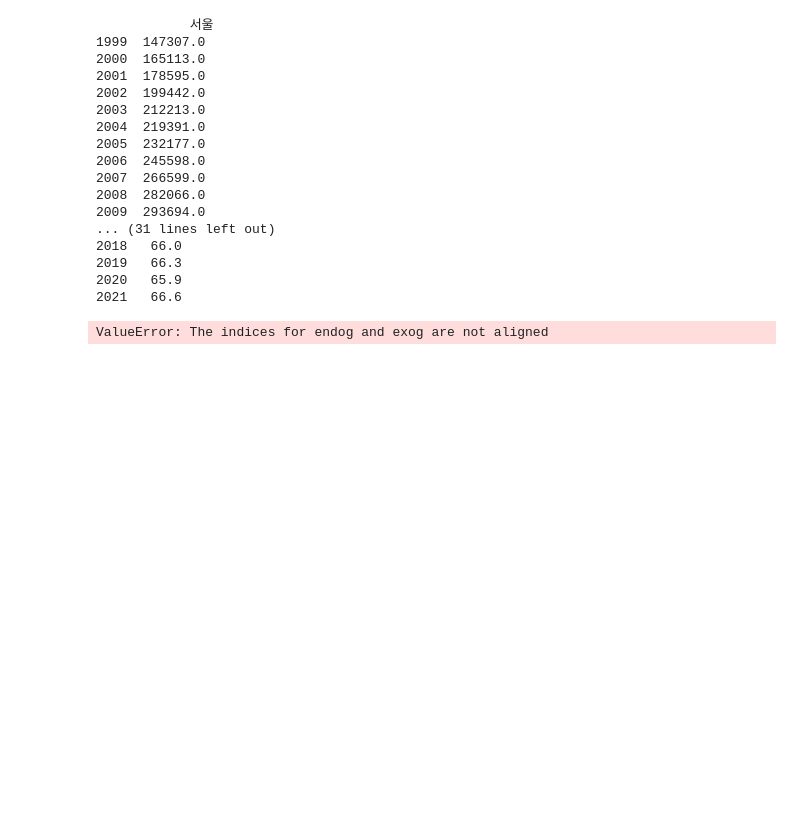
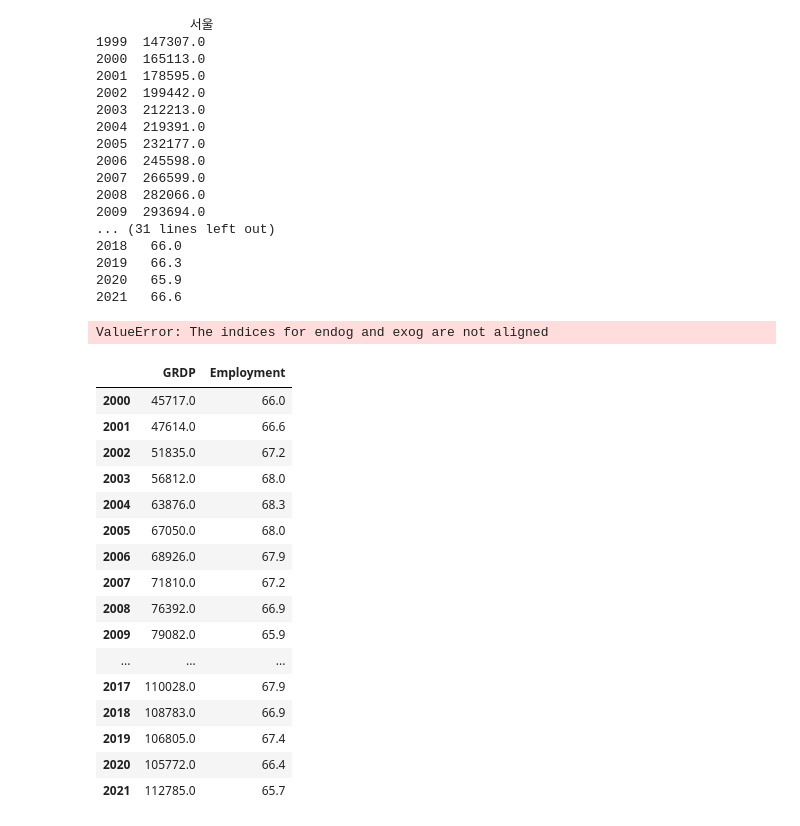
Before and after one commit to hhjj0506/Stat_Project_2023, a Jupyter notebook: project.ipynb, the cells around one changed output. Cells and saved outputs as stored; diff of their text form; code cells hidden in the pictures; blank space fills up the shorter version.

```diff
--- a/project.ipynb
+++ b/project.ipynb
@@ -243,3 +249,41 @@ mean_y = data[p_col].mean()
+# %%
+'''
+단순 회귀분석
+일단 전체만 해본다
+'''
+df1 = df1.replace(',','',regex=True)
+c = df1.select_dtypes(object).columns
+df1[c] = df1[c].apply(pd.to_numeric,errors='coerce')
+
+total1 = df1.iloc[15:16,14:] # GRDP
+total2 = df2.iloc[15:16,:22] # 고용률
+total1 = total1.T
+total2 = total2.T
+
+data = pd.concat([total1, total2], axis=1, join='inner')
+data.columns = ['GRDP', 'Employment']
+
+mean_x = data[s_col].mean()
+mean_y = data[p_col].mean()
+data
+# %% [output]
+|  | GRDP | Employment |
+| 2000 | 45717.0 | 66.0 |
+| 2001 | 47614.0 | 66.6 |
+| 2002 | 51835.0 | 67.2 |
+| 2003 | 56812.0 | 68.0 |
+| 2004 | 63876.0 | 68.3 |
+| 2005 | 67050.0 | 68.0 |
+| 2006 | 68926.0 | 67.9 |
+| 2007 | 71810.0 | 67.2 |
+| 2008 | 76392.0 | 66.9 |
+| 2009 | 79082.0 | 65.9 |
+| ... | ... | ... |
+| 2017 | 110028.0 | 67.9 |
+| 2018 | 108783.0 | 66.9 |
+| 2019 | 106805.0 | 67.4 |
+| 2020 | 105772.0 | 66.4 |
+| 2021 | 112785.0 | 65.7 |
 # %%
 b1_term1 = np.sum((data[s_col] - mean_x)*(data[p_col] - mean_y))
 b1_term2 = np.sum(np.power(data[s_col] - mean_x, 2))
```
Also changed, not shown: parts of 8 cells of this notebook.
